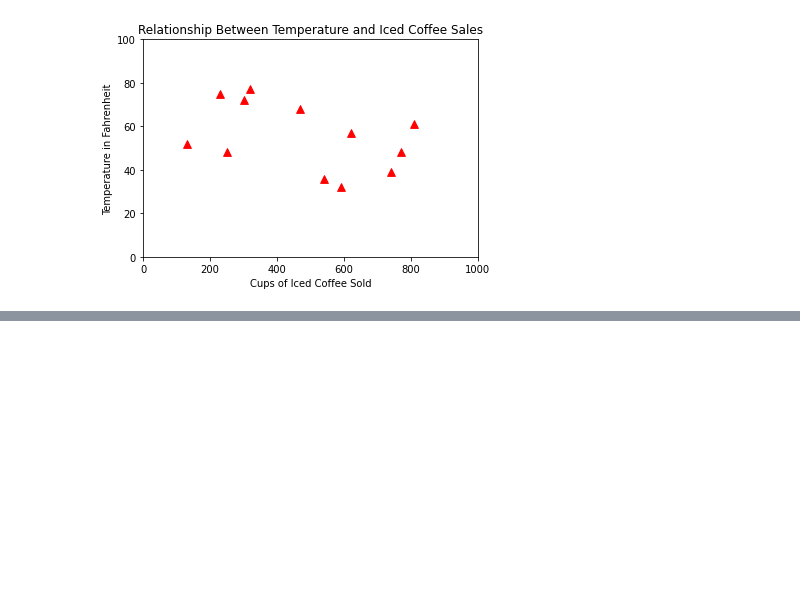
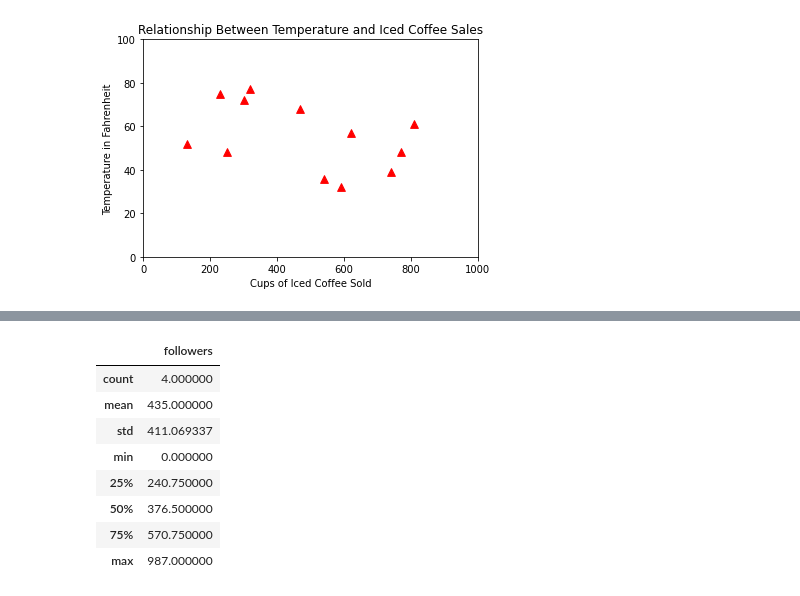
Before and after one commit to Kassaye52/kb_Python, a Jupyter notebook: how_to_code_in_python/digital_ocean_tutorial.ipynb, the cells around one changed output, grey strips where cells are left out. Cells and saved outputs as stored; diff of their text form; code cells hidden in the pictures; blank space fills up the shorter version.

```diff
--- a/how_to_code_in_python/digital_ocean_tutorial.ipynb
+++ b/how_to_code_in_python/digital_ocean_tutorial.ipynb
@@ -64,0 +200,12 @@ Error:
+# %%
+df_fill.describe()
+# %% [output]
+|  | followers |
+| count | 4.000000 |
+| mean | 435.000000 |
+| std | 411.069337 |
+| min | 0.000000 |
+| 25% | 240.750000 |
+| 50% | 376.500000 |
+| 75% | 570.750000 |
+| max | 987.000000 |
```
Also changed, not shown: parts of 25 cells of this notebook, 3 other files.
